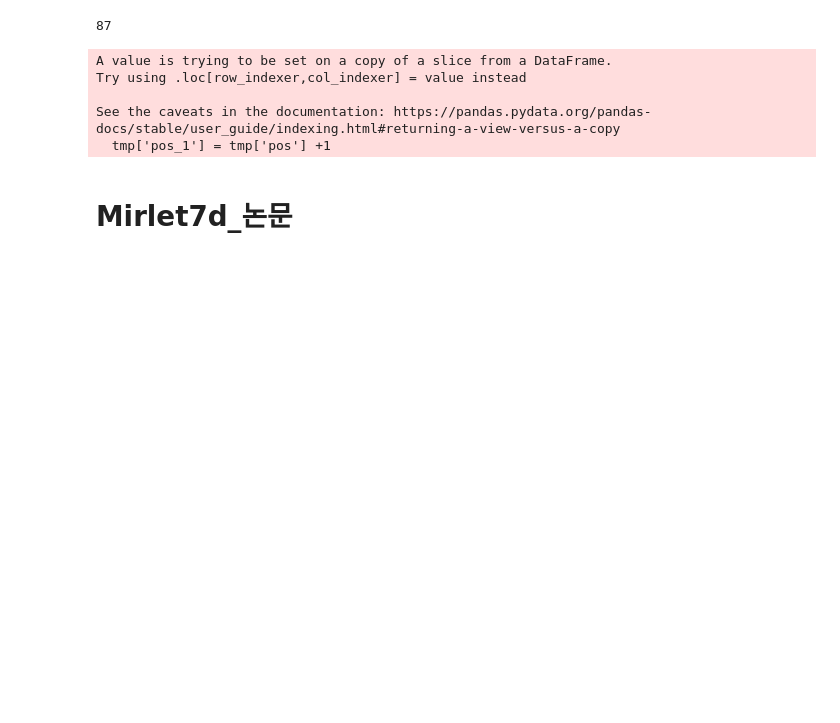
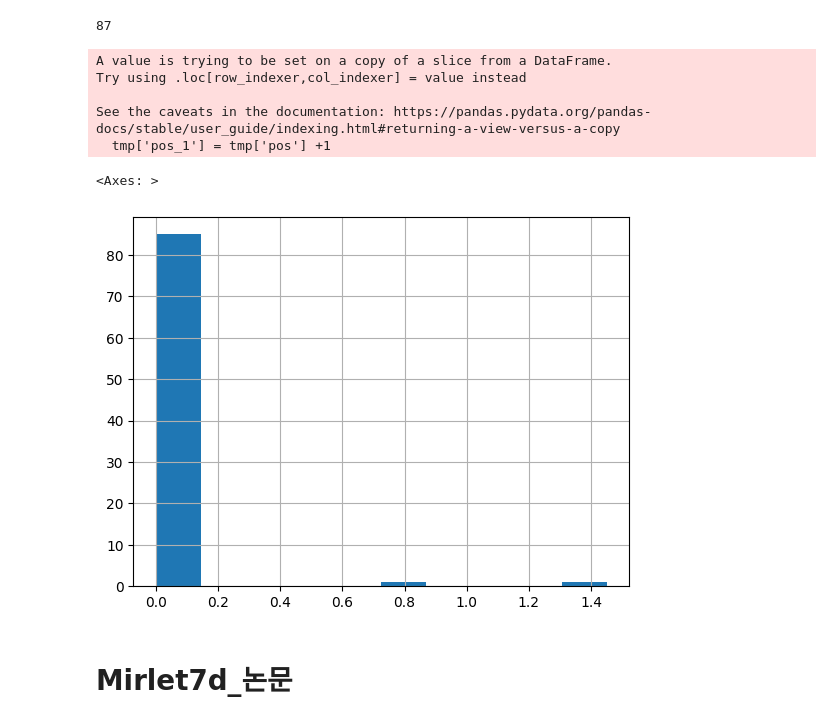
Before and after one commit to J-Sub/bioinfo1, a Jupyter notebook: CoLab_TermProj_2023_3-1.ipynb, the cells around one changed output. Cells and saved outputs as stored; diff of their text form; code cells hidden in the pictures; blank space fills up the shorter version.

Commit message:
entropy

```diff
--- a/CoLab_TermProj_2023_3-1.ipynb
+++ b/CoLab_TermProj_2023_3-1.ipynb
@@ -290,7 +290,7 @@ grep: gencode.gtf: No such file or directory
 # %%
 import pandas as pd
 
-pileup = pd.read_csv('./binfo1-work/CLIP-let7d-gene.pileup', sep='\t', names=['chrom', 'pos', '_ref', 'count', 'basereads', 'quals'])
+pileup = pd.read_csv('./genome/CLIP-let7d-gene.pileup', sep='\t', names=['chrom', 'pos', '_ref', 'count', 'basereads', 'quals'])
 print(len(pileup))
 pileup.tail()
 
@@ -332,3 +324,8 @@ See the caveats in the documentation: https://pandas.pydata.org/pandas-docs/stab
+# %%
+pileup['entropy'].hist()
+# %% [output]
+<Axes: >
+[figure, added]
 # %% [markdown]
 # Mirlet7d_논문
 # %%
```
Also changed, not shown: parts of 1 cell of this notebook, 5 other files.
